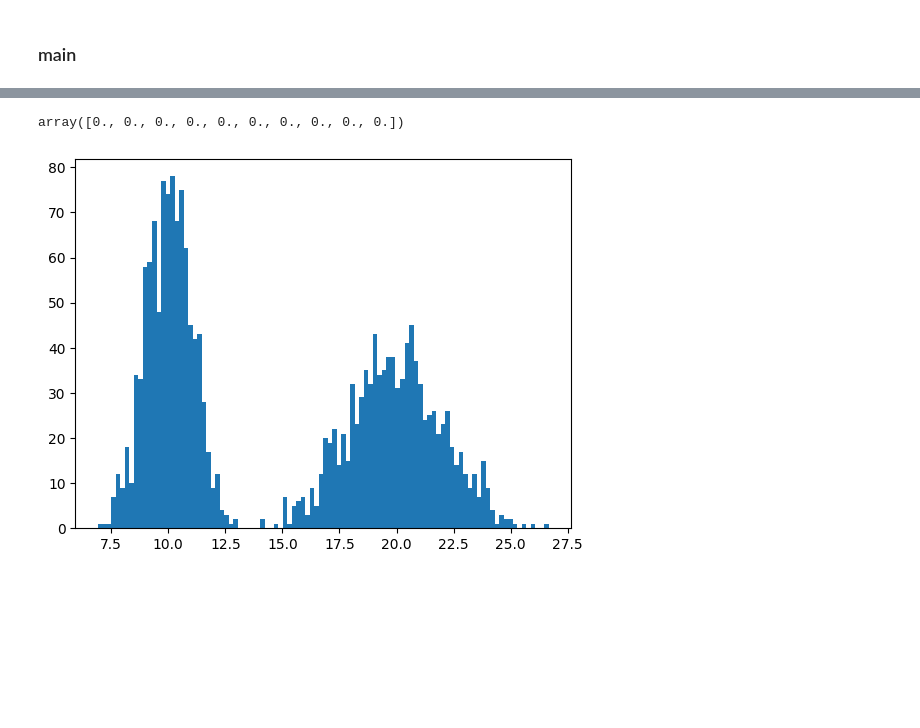
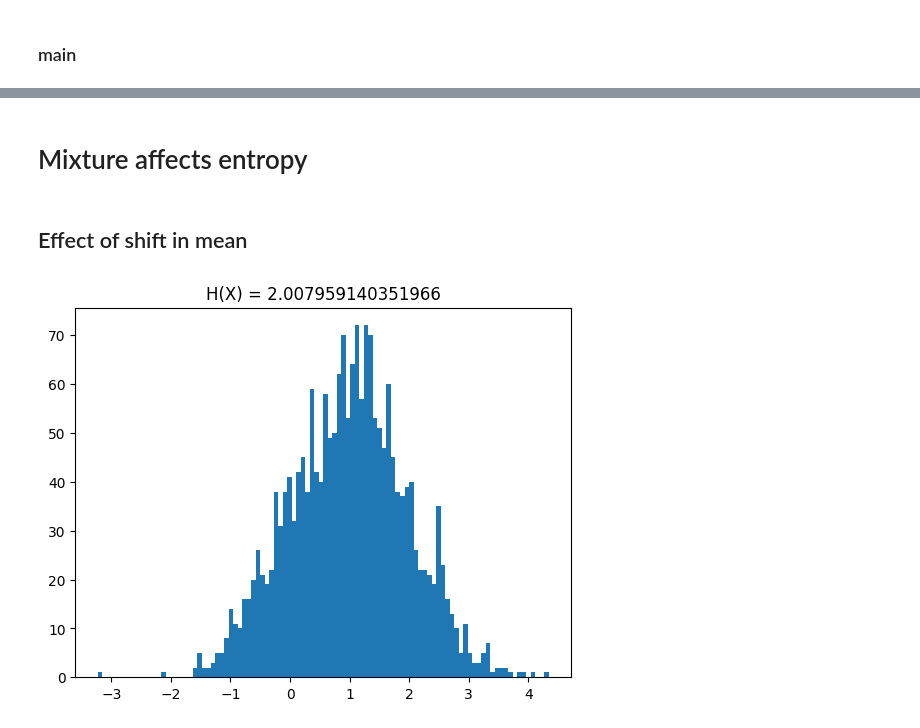
Before and after one commit to ModelEngineering/autoencodersb, a Jupyter notebook: notebooks/Information_Plane_with_GMM_based_MI_Estimation.ipynb, the cells around one changed output, grey strips where cells are left out. Drawn from its saved outputs; the diff is of its cells as text; code cells hidden in the pictures; blank space fills up the shorter version.

```diff
--- a/notebooks/Information_Plane_with_GMM_based_MI_Estimation.ipynb
+++ b/notebooks/Information_Plane_with_GMM_based_MI_Estimation.ipynb
@@ -255,7 +237,10 @@ class SimpleNN(nn.Module):
 # %% [markdown]
 ### calculateEntropy
 # %%
-def calculateGaussianMixtureEntropy(means:List[float], stds:List[float], weights:List[float])->float:
+MixtureCalculation = collections.namedtuple("MixtureCalculation",
+        ["Hx", "variate_arr", "pdf_arr", "dx"])
+def calculateGaussianMixtureEntropy(means:List[float], stds:List[float], weights:List[float]
+        )->MixtureCalculation:
     """
     Uses the normal distribut to calculate the expected entropy of a guassian mixture.
 
@@ -285,37 +270,31 @@ def calculateGaussianMixtureEntropy(means:List[float], stds:List[float], weights
     # Entropy
     Hx = -sum(pdf_arr*np.log2(pdf_arr))*dx
     #
-    return Hx
+    return MixtureCalculation(Hx=Hx, variate_arr=variate_arr, pdf_arr=pdf_arr, dx=dx)
 
 # Tests
 #   Guassian
 for std in [1, 2, 4, 8]:
     actual = 0.5*np.log2(2*np.pi*np.e*std**2)
-    estimated = calculateGaussianMixtureEntropy([0], [std], [1])
+    estimated = calculateGaussianMixtureEntropy([0], [std], [1]).Hx
     #print(actual, estimated)
     assert(np.abs(actual - estimated) < 0.01)
 #   Change in mean
-estimate1 = calculateGaussianMixtureEntropy([0, 1], [4, 4], [0.5, 0.5])
-estimate2 = calculateGaussianMixtureEntropy([0, 4], [4, 4], [0.5, 0.5])
+estimate1 = calculateGaussianMixtureEntropy([0, 1], [4, 4], [0.5, 0.5]).Hx
+estimate2 = calculateGaussianMixtureEntropy([0, 4], [4, 4], [0.5, 0.5]).Hx
 #print(estimate1, estimate2)
 assert(estimate1 < estimate2)
 #   Change in std
-estimate1 = calculateGaussianMixtureEntropy([0, 1], [4, 4], [0.5, 0.5])
-estimate2 = calculateGaussianMixtureEntropy([0, 1], [4, 16], [0.5, 0.5])
+estimate1 = calculateGaussianMixtureEntropy([0, 1], [4, 4], [0.5, 0.5]).Hx
+estimate2 = calculateGaussianMixtureEntropy([0, 1], [4, 16], [0.5, 0.5]).Hx
 #print(estimate1, estimate2)
 assert(estimate1 < estimate2)
 print("OK!")
-if False:
-    plt.bar(result.variate_arr, result.pdf_arr)
-    plt.title(f"Hx={result.Hx}")
-    plt.ylim([0, 0.5])
-    plt.figure()
-    _ = plt.hist(sample_arr, bins=int(num_point/10))
 # %% [output]
 OK!
 # %%
-Mixture = collections.namedtuple("Mixture", ["gmm", "Hx"])
-def calculateMixture1d(sample_arr, num_component:int=3, num_point=100)->Mixture:
+Mixture = collections.namedtuple("Mixture", ["gmm", "Hx", "pdf_arr", "variate_arr", "dx"])
+def calculateMixture1d(sample_arr, num_component:int=3)->Mixture:
     """
     Calculates a guassian mixture distribution for 1d sample.
 
@@ -338,17 +317,18 @@ def calculateMixture1d(sample_arr, num_component:int=3, num_point=100)->Mixture:
     mean_arr = np.reshape(gmm.means_, num_component)
     weight_arr = gmm.weights_
     # Calculate entropy
-    Hx = calculateGaussianMixtureEntropy(mean_arr, std_arr, weight_arr)
+    result = calculateGaussianMixtureEntropy(mean_arr, std_arr, weight_arr)
     # Calculate the range for the x-variate
     #
-    return Mixture(gmm=gmm, Hx=Hx)
+    return Mixture(gmm=gmm, Hx=result.Hx, pdf_arr=result.pdf_arr, variate_arr=result.variate_arr,
+            dx=result.dx)
 
 # Tests
 num_point = 1000
 sigmas = [1, 2, 4]
 num_component = len(sigmas)
 sample_arr = generateMixture([10*num_point]*num_component, 10*np.array(range(num_component)), sigmas)
-result = calculateMixture1d(sample_arr, num_point=num_point)
+result = calculateMixture1d(sample_arr)
 assert(isinstance(result.gmm, GaussianMixture))
 print("OK!")
 # %% [output]
@@ -813,9 +640,11 @@ mixture_arr = generateMixture(num_samples=[1000, 1000], means=[10, 20], stds=[1,
-# %%
-np.zeros(10)
-# %% [output]
-array([0., 0., 0., 0., 0., 0., 0., 0., 0., 0.])
-# %%
-_ = plt.hist(mixture_arr, bins=100)
-_ = plt.title("")
-# %% [output]
-[figure, removed]
+# %% [markdown]
+# Mixture affects entropy
+# %% [markdown]
+## Effect of shift in mean
+# %%
+sample_arr = generateMixture(num_samples=[1000, 1000], means=[1, 1], stds=[1, 1])
+result = calculateMixture1d(sample_arr)
+_ = plt.hist(sample_arr, bins=int(100))
+_ = plt.title(f"H(X) = {result.Hx}")
+# %% [output]
+[figure, added]
```
Also changed, not shown: parts of 37 cells of this notebook.
